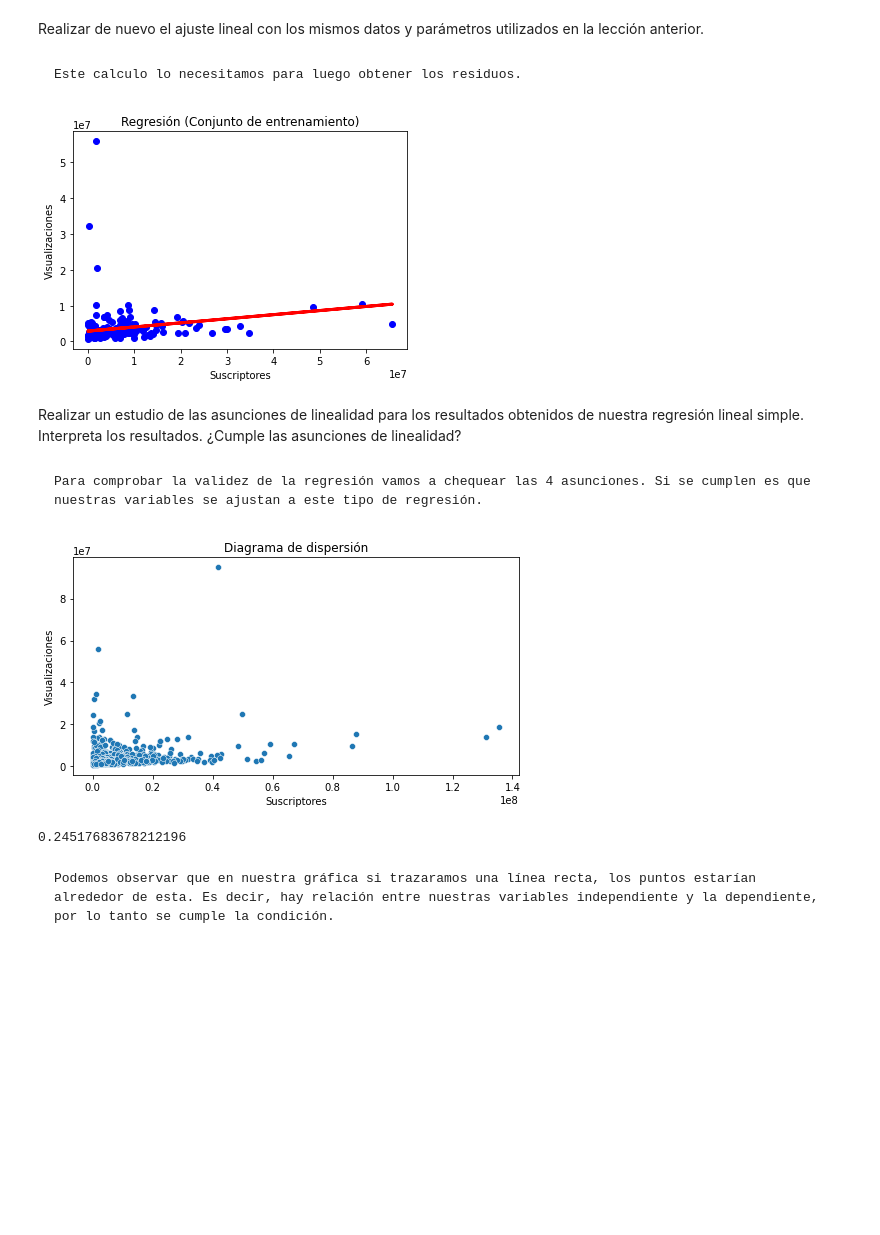
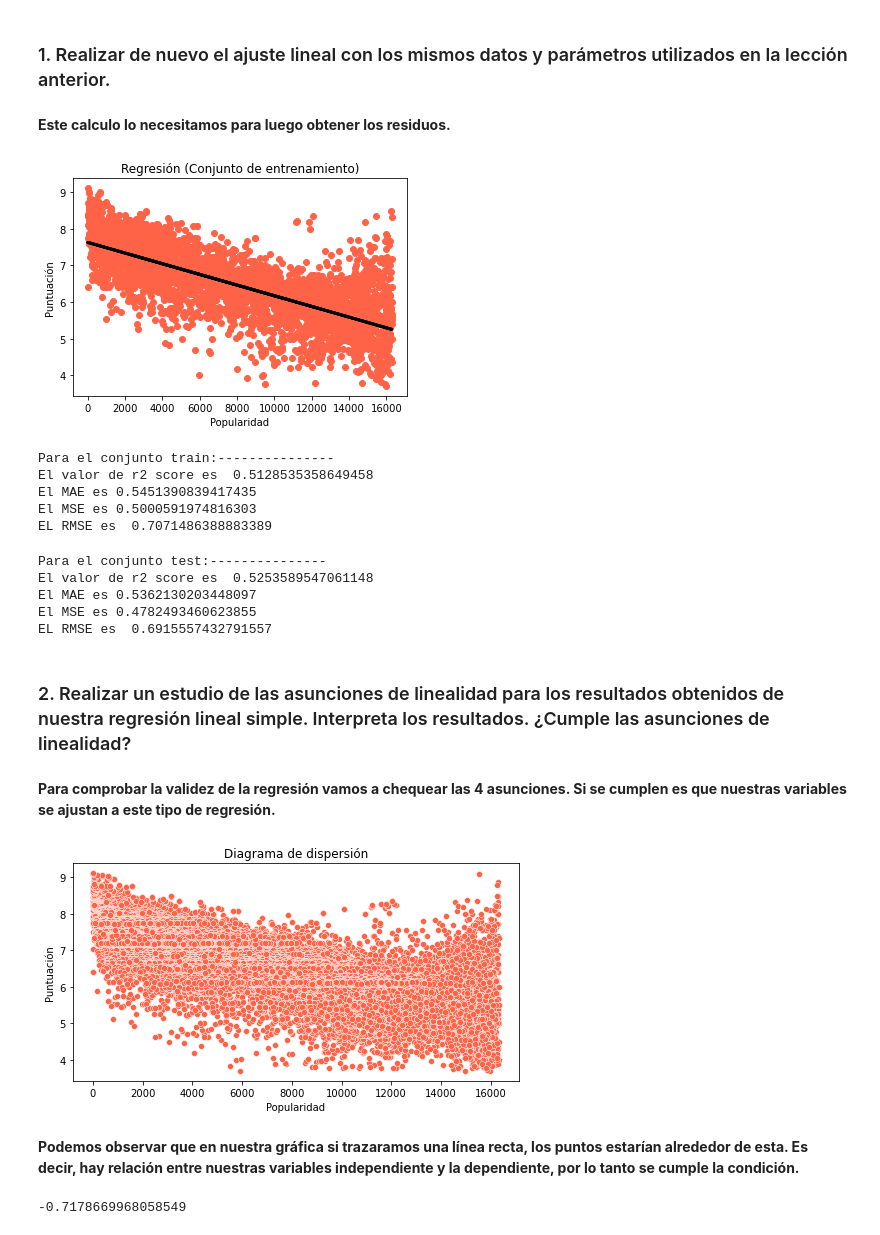
Before and after one commit to Adalab/Adalab-DA-promo-A-module-3-pairprog-3-pair-4-Alicia-Lidia, a Jupyter notebook: Regresión/Regresión 2/Pair_regresión _2.ipynb, the cells around one changed output. Saved outputs shown, nothing was run; the diff lists cells and outputs as text; code cells hidden in the pictures; blank space fills up the shorter version.

```diff
--- a/Regresión/Regresión 2/Pair_regresión _2.ipynb
+++ b/Regresión/Regresión 2/Pair_regresión _2.ipynb
@@ -14,4 +18,4 @@ from sklearn.metrics import r2_score, mean_squared_error, mean_absolute_error
 # %%
-df = pd.read_csv('tiktok_top_1000.csv', index_col=0)
+df = pd.read_csv('animes1.csv', index_col=0)
 df.head()
 # %% [output]
@@ -24,5 +28,5 @@ df.head()
 # %% [markdown]
-Realizar de nuevo el ajuste lineal con los mismos datos y parámetros utilizados en la lección anterior.
+### 1. Realizar de nuevo el ajuste lineal con los mismos datos y parámetros utilizados en la lección anterior.
 # %% [markdown]
-    Este calculo lo necesitamos para luego obtener los residuos.
+**Este calculo lo necesitamos para luego obtener los residuos.**
 # %%
@@ -35,33 +39,60 @@ LR.fit(x_train, y_train)
 y_predict_train = LR.predict(x_train)
 y_prediction = LR.predict(x_test)
 # %%
-plt.scatter(x_test,y_test,color="blue")  # Plot a graph with X_train vs y_train
-plt.plot(x_test,y_prediction,color="red",linewidth=3)
+plt.scatter(x_test,y_test,color="tomato")
+plt.plot(x_test,y_prediction,color="black",linewidth=3)
 plt.title('Regresión (Conjunto de entrenamiento)')
-plt.xlabel('Suscriptores')
-plt.ylabel('Visualizaciones')
+plt.xlabel('Popularidad')
+plt.ylabel('Puntuación')
 plt.show()
 # %% [output]
-[figure, old version]
+[figure, new version]
+# %%
+# Para el conjunto de entrenamiento las méticas han sido
+print('Para el conjunto train:---------------')
+print('El valor de r2 score es ',r2_score(y_train,y_predict_train))
+print('El MAE es',mean_absolute_error(y_train,y_predict_train))
+print('El MSE es',mean_squared_error(y_train,y_predict_train))
+print('EL RMSE es ',np.sqrt(mean_squared_error(y_train,y_predict_train)))
+# %% [output]
+Para el conjunto train:---------------
+El valor de r2 score es  0.5128535358649458
+El MAE es 0.5451390839417435
+El MSE es 0.5000591974816303
+EL RMSE es  0.7071486388883389
+# %%
+# Para el conjunto de test las métricas han sido
+print('Para el conjunto test:---------------')
+print('El valor de r2 score es ',r2_score(y_test,y_prediction))
+print('El MAE es',mean_absolute_error(y_test,y_prediction))
+print('El MSE es',mean_squared_error(y_test,y_prediction))
+print('EL RMSE es ',np.sqrt(mean_squared_error(y_test,y_prediction)))
+# %% [output]
+Para el conjunto test:---------------
+El valor de r2 score es  0.5253589547061148
+El MAE es 0.5362130203448097
+El MSE es 0.4782493460623855
+EL RMSE es  0.6915557432791557
 # %% [markdown]
-Realizar un estudio de las asunciones de linealidad para los resultados obtenidos de nuestra regresión lineal simple. Interpreta los resultados. ¿Cumple las asunciones de linealidad?
+### 2. Realizar un estudio de las asunciones de linealidad para los resultados obtenidos de nuestra regresión lineal simple. Interpreta los resultados. ¿Cumple las asunciones de linealidad?
 # %% [markdown]
-    Para comprobar la validez de la regresión vamos a chequear las 4 asunciones. Si se cumplen es que nuestras variables se ajustan a este tipo de regresión.
+**Para comprobar la validez de la regresión vamos a chequear las 4 asunciones. Si se cumplen es que nuestras variables se ajustan a este tipo de regresión.**
 # %%
 residuals = (y_test - y_prediction) #Calculamos los residuos para comprobar las asunciones.
 # %%
 #Linealidad
 plt.figure(figsize =(8,4))
-fig = sns.scatterplot(x='subscribers_count' , y='views_avg.' , data = df, ci= None)
-fig.set(xlabel='Suscriptores', ylabel = 'Visualizaciones')
+fig = sns.scatterplot(x='popularity' , y='score' , data = df, ci= None, color="tomato")
+fig.set(xlabel='Popularidad', ylabel = 'Puntuación')
 fig.set_title('Diagrama de dispersión')
 plt.show()
 # %% [output]
-[figure, old version]
+[figure, new version]
-# %%
-df['subscribers_count'].corr(df['views_avg.'])
-# %% [output]
-0.24517683678212196
 # %% [markdown]
-    Podemos observar que en nuestra gráfica si trazaramos una línea recta, los puntos estarían alrededor de esta. Es decir, hay relación entre nuestras variables independiente y la dependiente, por lo tanto se cumple la condición.
+**Podemos observar que en nuestra gráfica si trazaramos una línea recta, los puntos estarían alrededor de esta. Es decir, hay relación entre nuestras variables independiente y la dependiente, por lo tanto se cumple la condición.**
+# %%
+#Correlación de Pearson
+df['popularity'].corr(df['score'])
+# %% [output]
+-0.7178669968058549
 # %% [markdown]
```
Also changed, not shown: parts of 25 cells of this notebook, 15 other files.
